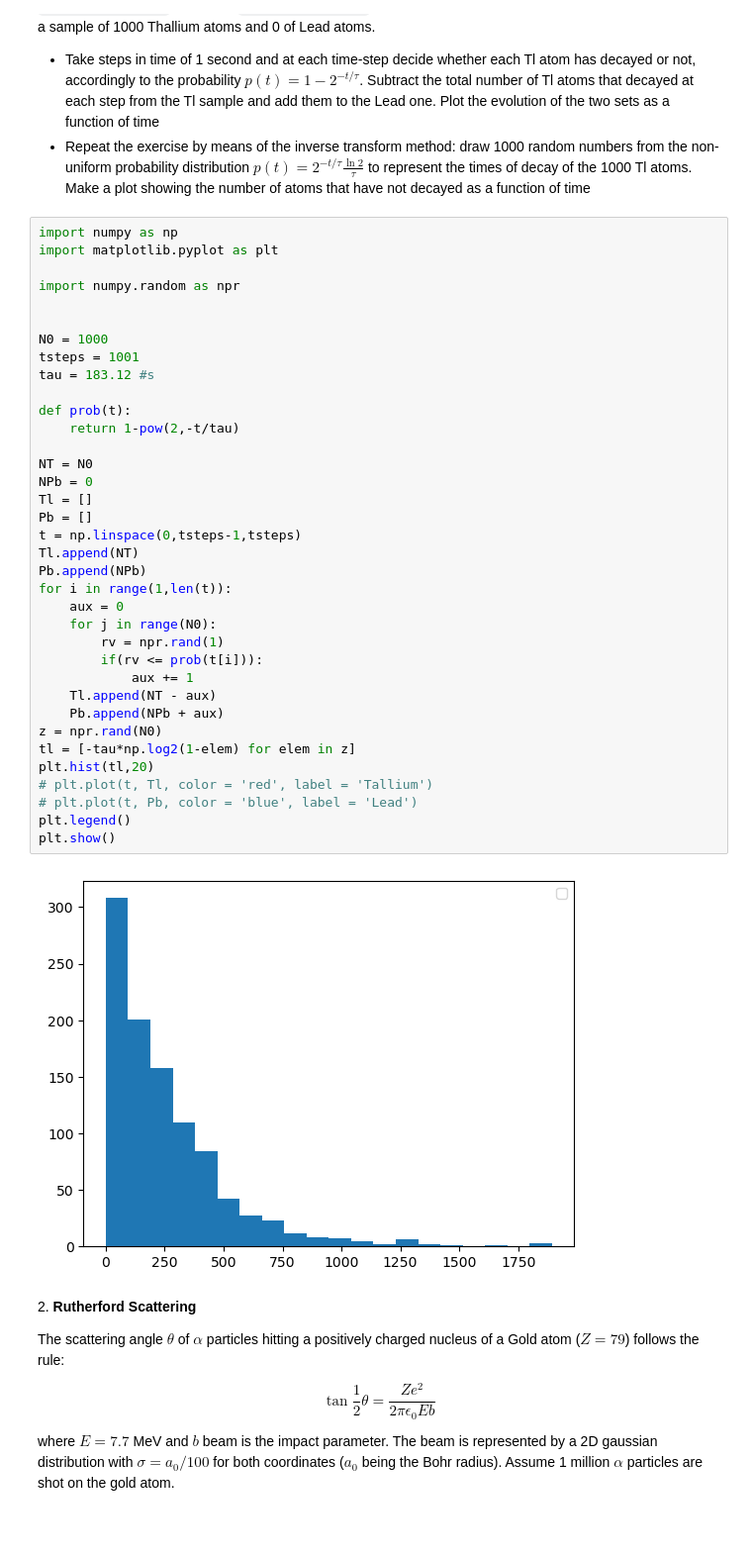
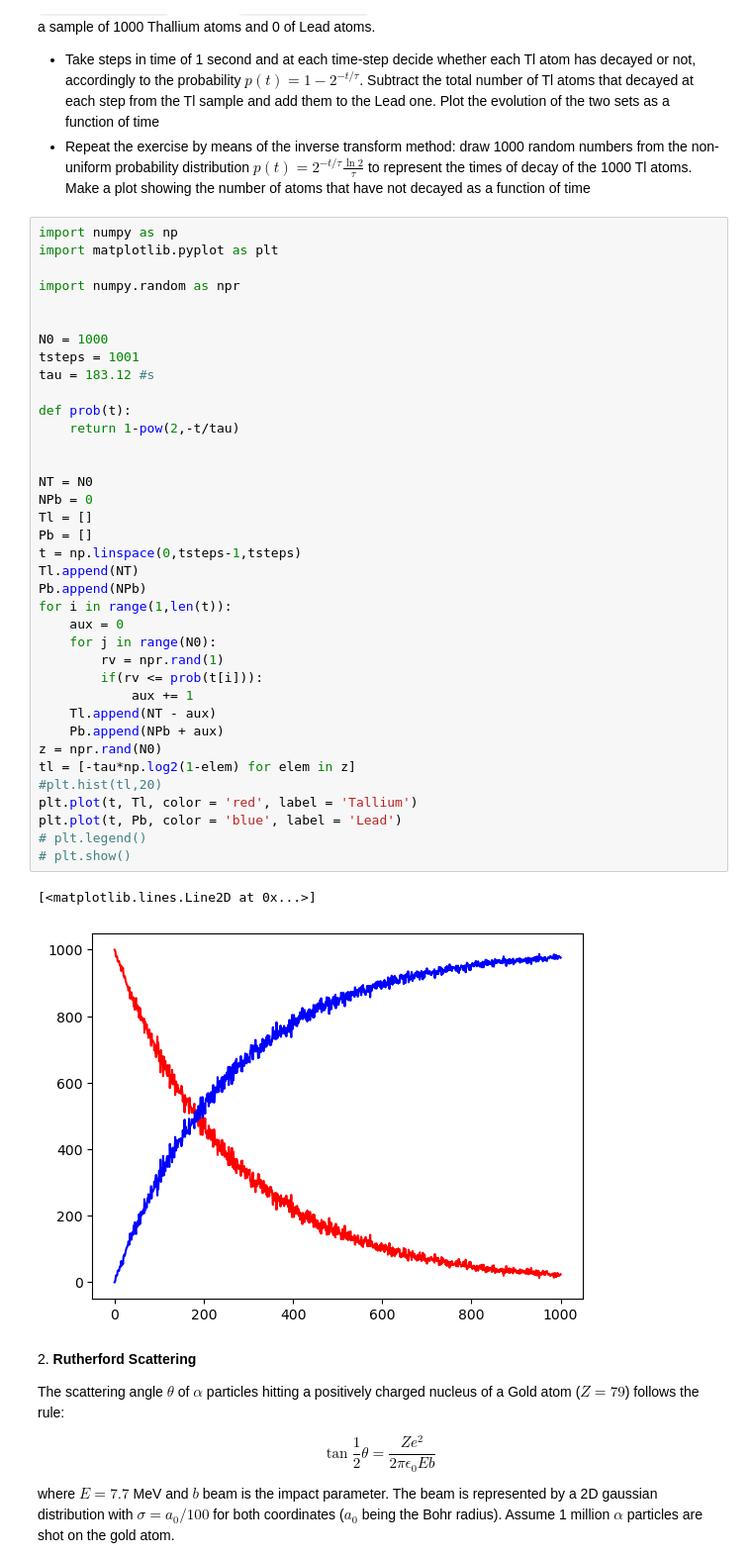
Before and after one commit to andrealorenzetto/LaboratoryOfComputationalPhysics_Y8, a Jupyter notebook: 10ex_MonteCarlo.ipynb, the cells around one changed output. Shown at 99% size. Drawn from its saved outputs; the diff is of its cells as text; some formulas as TeX source; blank space fills up the shorter version.

```diff
--- a/10ex_MonteCarlo.ipynb
+++ b/10ex_MonteCarlo.ipynb
@@ -10,39 +10,41 @@ import numpy as np
 import matplotlib.pyplot as plt
 
 import numpy.random as npr
 
 
 N0 = 1000
 tsteps = 1001
 tau = 183.12 #s
 
 def prob(t):
     return 1-pow(2,-t/tau)
+
 
 NT = N0
 NPb = 0
 Tl = []
 Pb = []
 t = np.linspace(0,tsteps-1,tsteps)
 Tl.append(NT)
 Pb.append(NPb)
 for i in range(1,len(t)):
     aux = 0
     for j in range(N0):
         rv = npr.rand(1)
         if(rv <= prob(t[i])):
             aux += 1
     Tl.append(NT - aux)
     Pb.append(NPb + aux)
 z = npr.rand(N0)
 tl = [-tau*np.log2(1-elem) for elem in z]
-plt.hist(tl,20)
-# plt.plot(t, Tl, color = 'red', label = 'Tallium')
-# plt.plot(t, Pb, color = 'blue', label = 'Lead')
-plt.legend()
-plt.show()
+#plt.hist(tl,20)
+plt.plot(t, Tl, color = 'red', label = 'Tallium')
+plt.plot(t, Pb, color = 'blue', label = 'Lead')
+# plt.legend()
+# plt.show()
 # %% [output]
+[<matplotlib.lines.Line2D at 0x...>]
-[figure, old version]
+[figure, new version]
 # %% [markdown]
 2\. **Rutherford Scattering**
 
```
Also changed, not shown: parts of 4 cells of this notebook, 5 other files.
